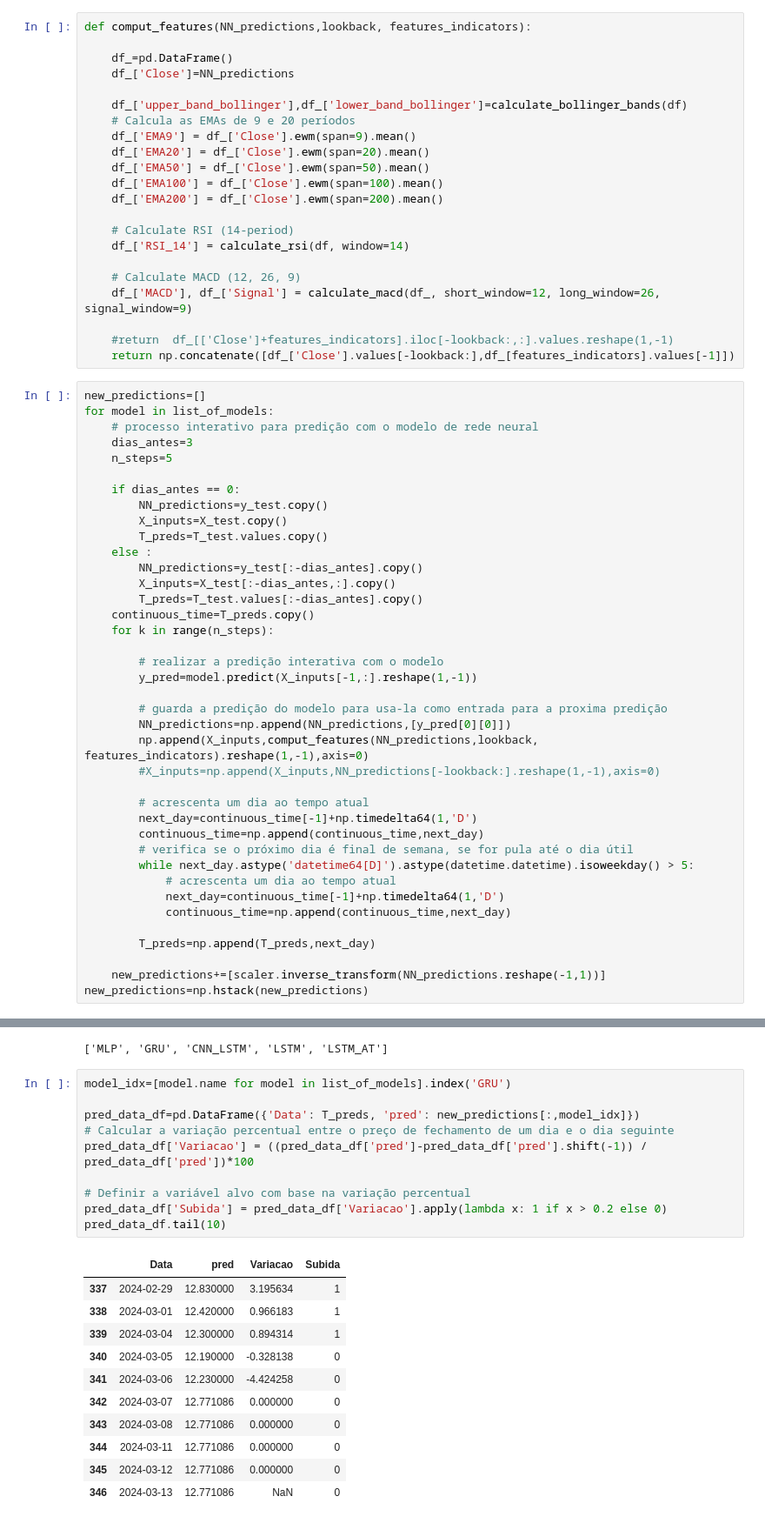
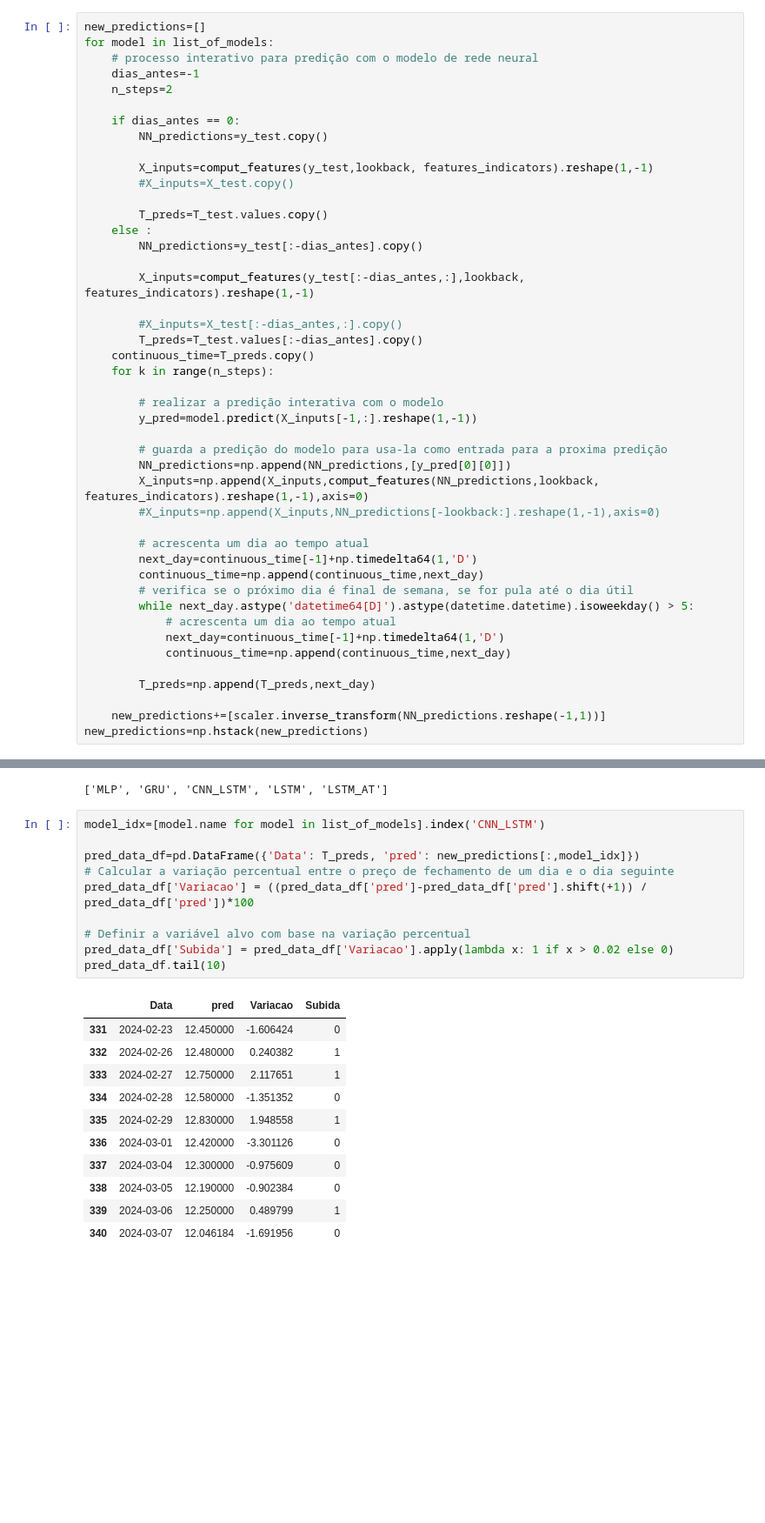
Before and after one commit to brunoodutra/Time_Series_Forecast, a Jupyter notebook: acoes/predicao_de_acoes.ipynb, the cells around one changed output, grey strips where cells are left out. Shown at 87% size. Saved outputs shown, nothing was run; the diff lists cells and outputs as text; blank space fills up the shorter version.

```diff
--- a/acoes/predicao_de_acoes.ipynb
+++ b/acoes/predicao_de_acoes.ipynb
@@ -978,39 +960,23 @@ X_inputs.shape
-# %%
-def comput_features(NN_predictions,lookback, features_indicators):
-
-    df_=pd.DataFrame()
-    df_['Close']=NN_predictions
-
-    df_['upper_band_bollinger'],df_['lower_band_bollinger']=calculate_bollinger_bands(df)
-    # Calcula as EMAs de 9 e 20 períodos
-    df_['EMA9'] = df_['Close'].ewm(span=9).mean()
-    df_['EMA20'] = df_['Close'].ewm(span=20).mean()
-    df_['EMA50'] = df_['Close'].ewm(span=50).mean()
-    df_['EMA100'] = df_['Close'].ewm(span=100).mean()
-    df_['EMA200'] = df_['Close'].ewm(span=200).mean()
-
-    # Calculate RSI (14-period)
-    df_['RSI_14'] = calculate_rsi(df, window=14)
-
-    # Calculate MACD (12, 26, 9)
-    df_['MACD'], df_['Signal'] = calculate_macd(df_, short_window=12, long_window=26, signal_window=9)
-
-    #return  df_[['Close']+features_indicators].iloc[-lookback:,:].values.reshape(1,-1)
-    return np.concatenate([df_['Close'].values[-lookback:],df_[features_indicators].values[-1]])
 # %%
 new_predictions=[]
 for model in list_of_models:
     # processo interativo para predição com o modelo de rede neural
-    dias_antes=3
-    n_steps=5
+    dias_antes=-1
+    n_steps=2
 
     if dias_antes == 0:
         NN_predictions=y_test.copy()
-        X_inputs=X_test.copy()
+
+        X_inputs=comput_features(y_test,lookback, features_indicators).reshape(1,-1)
+        #X_inputs=X_test.copy()
+
         T_preds=T_test.values.copy()
     else :
         NN_predictions=y_test[:-dias_antes].copy()
-        X_inputs=X_test[:-dias_antes,:].copy()
+
+        X_inputs=comput_features(y_test[:-dias_antes,:],lookback, features_indicators).reshape(1,-1)
+
+        #X_inputs=X_test[:-dias_antes,:].copy()
         T_preds=T_test.values[:-dias_antes].copy()
     continuous_time=T_preds.copy()
     for k in range(n_steps):
@@ -1020,7 +986,7 @@ for model in list_of_models:
 
         # guarda a predição do modelo para usa-la como entrada para a proxima predição
         NN_predictions=np.append(NN_predictions,[y_pred[0][0]])
-        np.append(X_inputs,comput_features(NN_predictions,lookback, features_indicators).reshape(1,-1),axis=0)
+        X_inputs=np.append(X_inputs,comput_features(NN_predictions,lookback, features_indicators).reshape(1,-1),axis=0)
         #X_inputs=np.append(X_inputs,NN_predictions[-lookback:].reshape(1,-1),axis=0)
 
         # acrescenta um dia ao tempo atual
@@ -1108,24 +1062,24 @@ fig.show()
 # %% [output]
 ['MLP', 'GRU', 'CNN_LSTM', 'LSTM', 'LSTM_AT']
 # %%
-model_idx=[model.name for model in list_of_models].index('GRU')
+model_idx=[model.name for model in list_of_models].index('CNN_LSTM')
 
 pred_data_df=pd.DataFrame({'Data': T_preds, 'pred': new_predictions[:,model_idx]})
 # Calcular a variação percentual entre o preço de fechamento de um dia e o dia seguinte
-pred_data_df['Variacao'] = ((pred_data_df['pred']-pred_data_df['pred'].shift(-1)) / pred_data_df['pred'])*100
+pred_data_df['Variacao'] = ((pred_data_df['pred']-pred_data_df['pred'].shift(+1)) / pred_data_df['pred'])*100
 
 # Definir a variável alvo com base na variação percentual
-pred_data_df['Subida'] = pred_data_df['Variacao'].apply(lambda x: 1 if x > 0.2 else 0)
+pred_data_df['Subida'] = pred_data_df['Variacao'].apply(lambda x: 1 if x > 0.02 else 0)
 pred_data_df.tail(10)
 # %% [output]
 |  | Data | pred | Variacao | Subida |
-| 337 | 2024-02-29 | 12.830000 | 3.195634 | 1 |
-| 338 | 2024-03-01 | 12.420000 | 0.966183 | 1 |
-| 339 | 2024-03-04 | 12.300000 | 0.894314 | 1 |
-| 340 | 2024-03-05 | 12.190000 | -0.328138 | 0 |
-| 341 | 2024-03-06 | 12.230000 | -4.424258 | 0 |
-| 342 | 2024-03-07 | 12.771086 | 0.000000 | 0 |
-| 343 | 2024-03-08 | 12.771086 | 0.000000 | 0 |
-| 344 | 2024-03-11 | 12.771086 | 0.000000 | 0 |
-| 345 | 2024-03-12 | 12.771086 | 0.000000 | 0 |
-| 346 | 2024-03-13 | 12.771086 | NaN | 0 |
+| 331 | 2024-02-23 | 12.450000 | -1.606424 | 0 |
+| 332 | 2024-02-26 | 12.480000 | 0.240382 | 1 |
+| 333 | 2024-02-27 | 12.750000 | 2.117651 | 1 |
+| 334 | 2024-02-28 | 12.580000 | -1.351352 | 0 |
+| 335 | 2024-02-29 | 12.830000 | 1.948558 | 1 |
+| 336 | 2024-03-01 | 12.420000 | -3.301126 | 0 |
+| 337 | 2024-03-04 | 12.300000 | -0.975609 | 0 |
+| 338 | 2024-03-05 | 12.190000 | -0.902384 | 0 |
+| 339 | 2024-03-06 | 12.250000 | 0.489799 | 1 |
+| 340 | 2024-03-07 | 12.046184 | -1.691956 | 0 |
```
Also changed, not shown: parts of 30 cells of this notebook.
